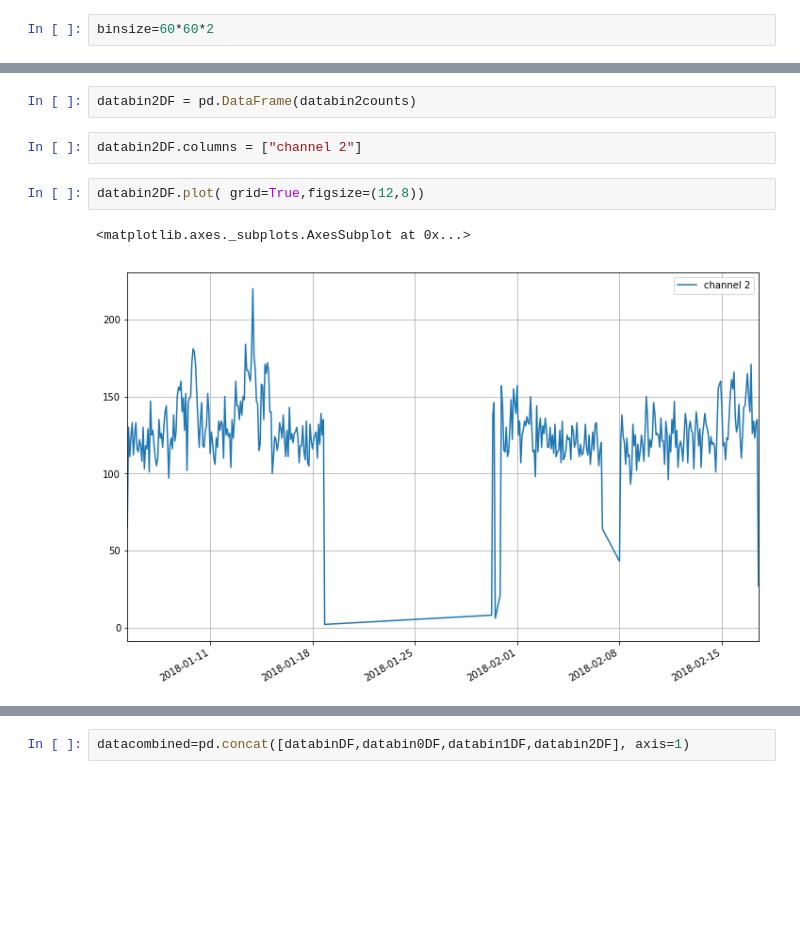
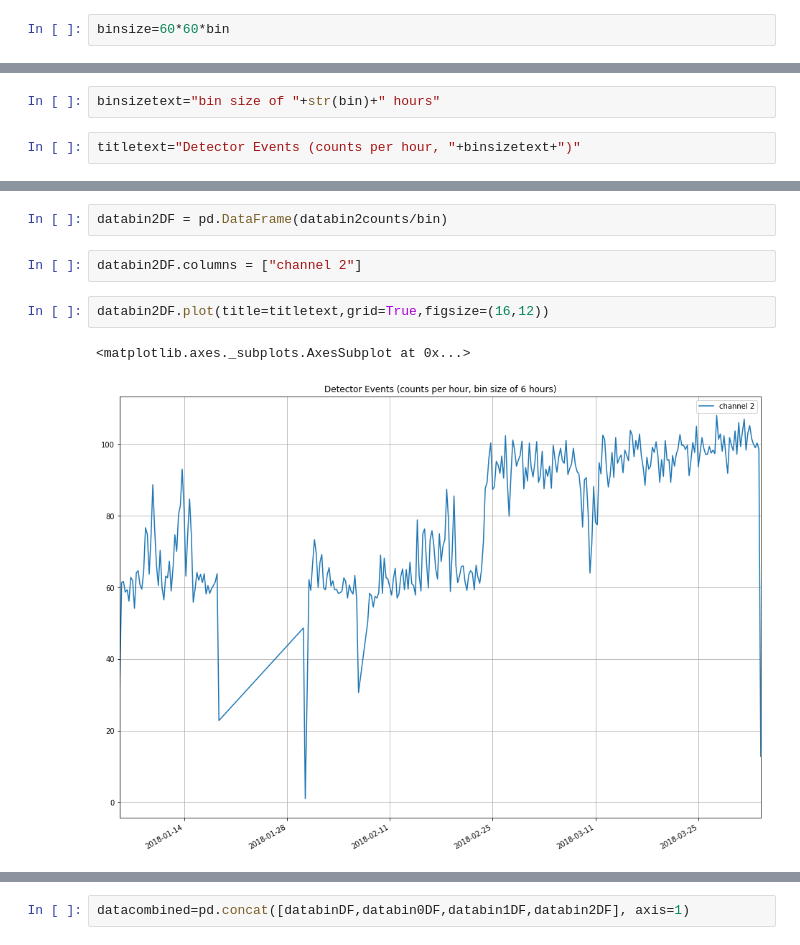
Before and after one commit to PaulSchulz/cosmic-array-science, a Jupyter notebook: cosmic-array.ipynb, the cells around one changed output, grey strips where cells are left out. Cells and saved outputs as stored; diff of their text form; blank space fills up the shorter version.

```diff
--- a/cosmic-array.ipynb
+++ b/cosmic-array.ipynb
@@ -66,2 +74,2 @@ data.tail(1)
 # %%
-binsize=60*60*2
+binsize=60*60*bin
@@ -70,3 +76,7 @@ binsizetext='2 hours'
+# %%
+binsizetext="bin size of "+str(bin)+" hours"
+# %%
+titletext="Detector Events (counts per hour, "+binsizetext+")"
 # %%
 databin = data.datetime.apply(lambda x: pd.to_datetime((float(x)//binsize)*binsize,unit='s'))
 # %%
@@ -111,14 +121,14 @@ databin2 = data.datetime[(data.channel == 2)].apply(lambda x: pd.to_datetime((fl
 # %%
 databin2counts = databin2.value_counts()
 # %%
-databin2DF = pd.DataFrame(databin2counts)
+databin2DF = pd.DataFrame(databin2counts/bin)
 # %%
 databin2DF.columns = ["channel 2"]
 # %%
-databin2DF.plot( grid=True,figsize=(12,8))
+databin2DF.plot(title=titletext,grid=True,figsize=(16,12))
 # %% [output]
 <matplotlib.axes._subplots.AxesSubplot at 0x...>
-[figure, old version]
+[figure, new version]
 # %%
 databin2DF.head(2)
 # %% [output]
```
Also changed, not shown: parts of 18 cells of this notebook, 2 other files.
